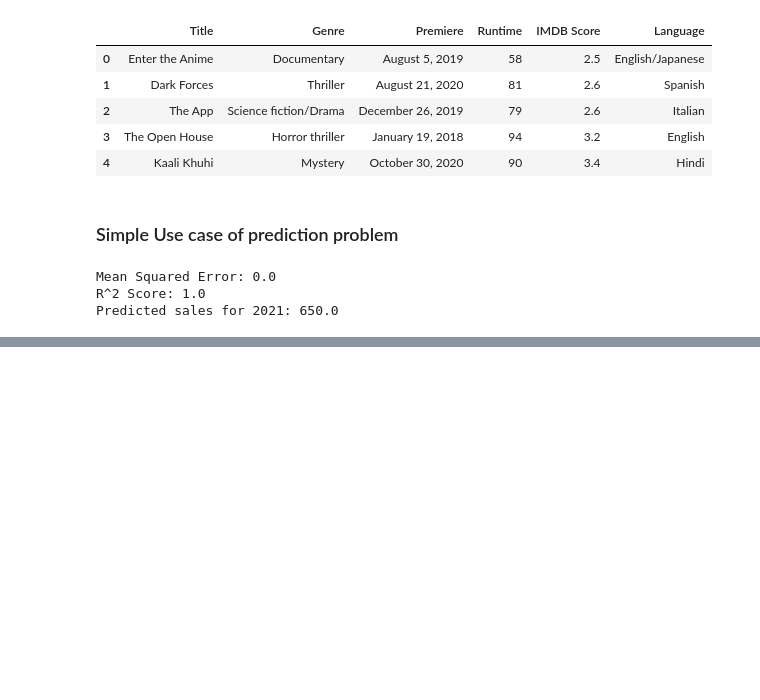
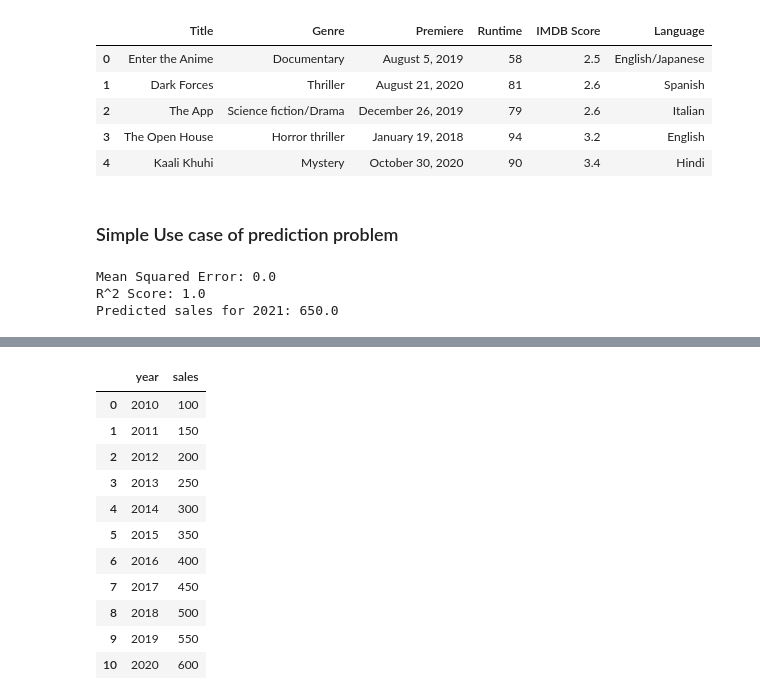
Before and after one commit to v0idgy/Python_DE, a Jupyter notebook: EDA.ipynb, the cells around one changed output, grey strips where cells are left out. Saved outputs shown, nothing was run; the diff lists cells and outputs as text; code cells hidden in the pictures; blank space fills up the shorter version.

```diff
--- a/EDA.ipynb
+++ b/EDA.ipynb
@@ -549,0 +574,15 @@ Predicted sales for 2021: 650.0
+# %%
+df
+# %% [output]
+|  | year | sales |
+| 0 | 2010 | 100 |
+| 1 | 2011 | 150 |
+| 2 | 2012 | 200 |
+| 3 | 2013 | 250 |
+| 4 | 2014 | 300 |
+| 5 | 2015 | 350 |
+| 6 | 2016 | 400 |
+| 7 | 2017 | 450 |
+| 8 | 2018 | 500 |
+| 9 | 2019 | 550 |
+| 10 | 2020 | 600 |
```
Also changed, not shown: parts of 2 cells of this notebook, 4 other files.
